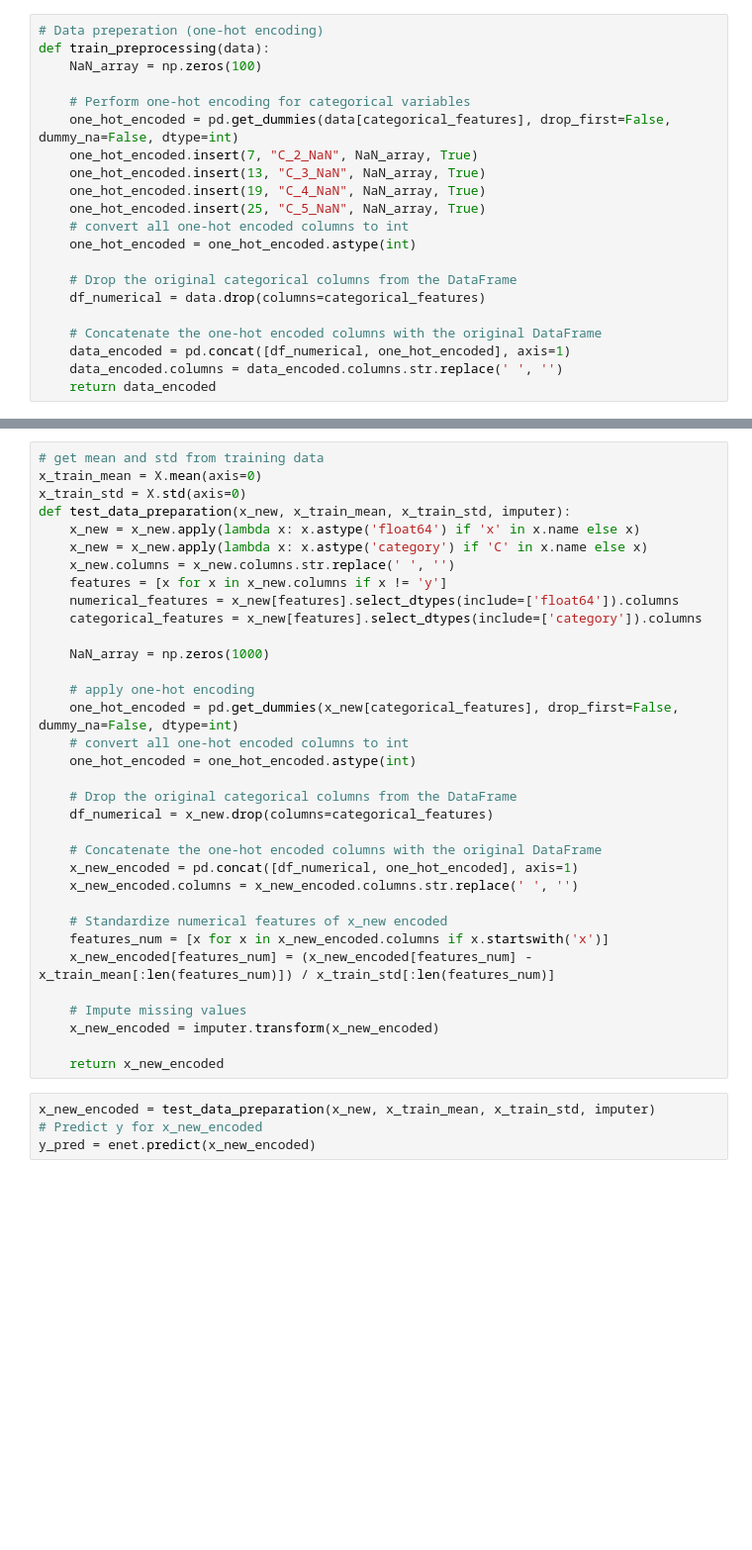
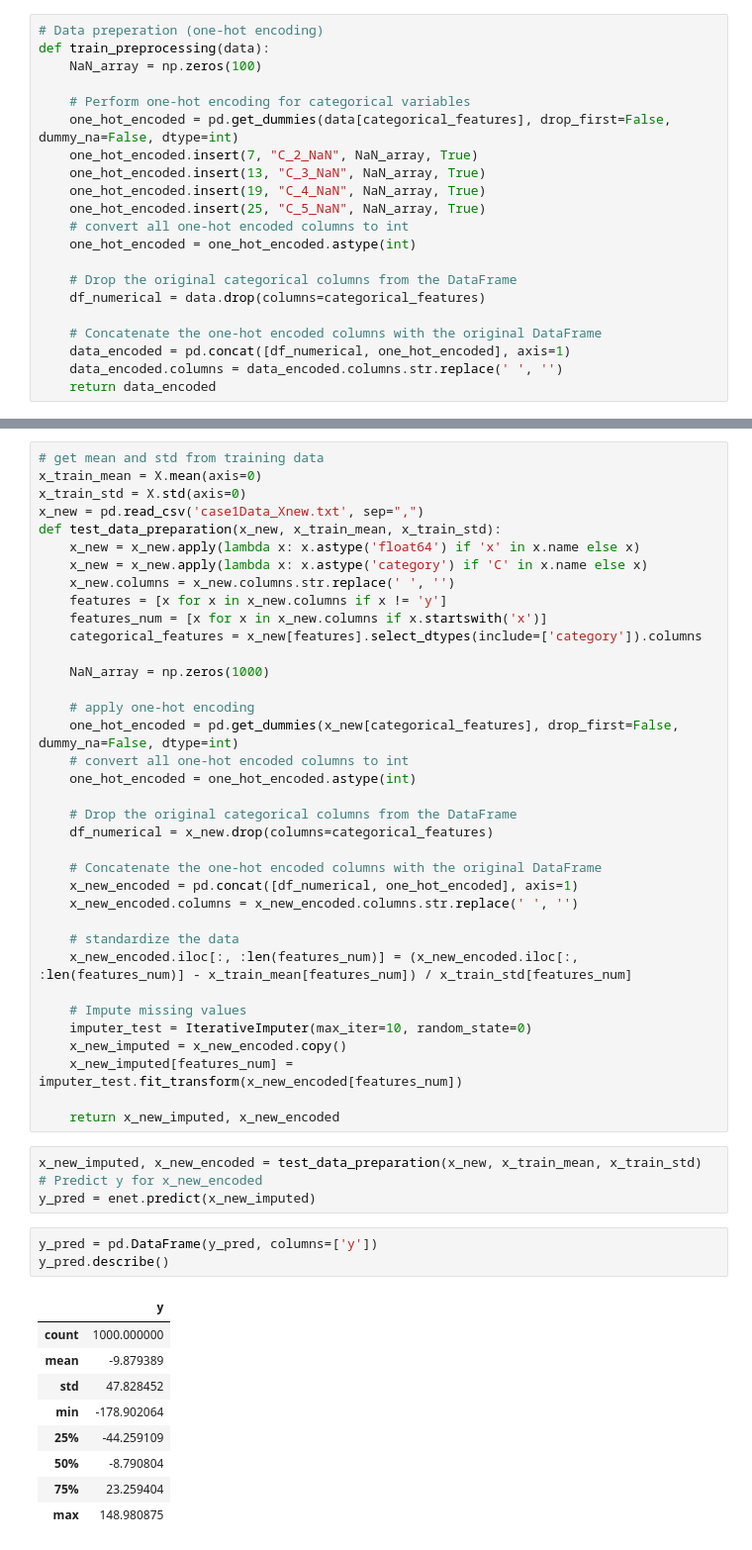
Before and after one commit to SorenBlattBendtsen/02582, a Jupyter notebook: Assignment_1/ass1_soren_copy1.ipynb, the cells around one changed output, grey strips where cells are left out. Shown at 99% size. Drawn from its saved outputs; the diff is of its cells as text; blank space fills up the shorter version.

```diff
--- a/Assignment_1/ass1_soren_copy1.ipynb
+++ b/Assignment_1/ass1_soren_copy1.ipynb
@@ -422,12 +448,13 @@ x_new.head()
 # get mean and std from training data
 x_train_mean = X.mean(axis=0)
 x_train_std = X.std(axis=0)
-def test_data_preparation(x_new, x_train_mean, x_train_std, imputer):
+x_new = pd.read_csv('case1Data_Xnew.txt', sep=",")
+def test_data_preparation(x_new, x_train_mean, x_train_std):
     x_new = x_new.apply(lambda x: x.astype('float64') if 'x' in x.name else x)
     x_new = x_new.apply(lambda x: x.astype('category') if 'C' in x.name else x)
     x_new.columns = x_new.columns.str.replace(' ', '')
     features = [x for x in x_new.columns if x != 'y']
-    numerical_features = x_new[features].select_dtypes(include=['float64']).columns
+    features_num = [x for x in x_new.columns if x.startswith('x')]
     categorical_features = x_new[features].select_dtypes(include=['category']).columns
 
     NaN_array = np.zeros(1000)
@@ -444,18 +471,32 @@ def test_data_preparation(x_new, x_train_mean, x_train_std, imputer):
     x_new_encoded = pd.concat([df_numerical, one_hot_encoded], axis=1)
     x_new_encoded.columns = x_new_encoded.columns.str.replace(' ', '')
 
-    # Standardize numerical features of x_new encoded
-    features_num = [x for x in x_new_encoded.columns if x.startswith('x')]
-    x_new_encoded[features_num] = (x_new_encoded[features_num] - x_train_mean[:len(features_num)]) / x_train_std[:len(features_num)]
+    # standardize the data
+    x_new_encoded.iloc[:, :len(features_num)] = (x_new_encoded.iloc[:, :len(features_num)] - x_train_mean[features_num]) / x_train_std[features_num]
 
     # Impute missing values
-    x_new_encoded = imputer.transform(x_new_encoded)
+    imputer_test = IterativeImputer(max_iter=10, random_state=0)
+    x_new_imputed = x_new_encoded.copy()
+    x_new_imputed[features_num] = imputer_test.fit_transform(x_new_encoded[features_num])
 
-    return x_new_encoded
+    return x_new_imputed, x_new_encoded
 # %%
-x_new_encoded = test_data_preparation(x_new, x_train_mean, x_train_std, imputer)
+x_new_imputed, x_new_encoded = test_data_preparation(x_new, x_train_mean, x_train_std)
 # Predict y for x_new_encoded
-y_pred = enet.predict(x_new_encoded)
+y_pred = enet.predict(x_new_imputed)
+# %%
+y_pred = pd.DataFrame(y_pred, columns=['y'])
+y_pred.describe()
+# %% [output]
+|  | y |
+| count | 1000.000000 |
+| mean | -9.879389 |
+| std | 47.828452 |
+| min | -178.902064 |
+| 25% | -44.259109 |
+| 50% | -8.790804 |
+| 75% | 23.259404 |
+| max | 148.980875 |
 # %%
 # plot y_pred
 plt.figure(figsize=(20, 5))
```
Also changed, not shown: parts of 6 cells of this notebook.
